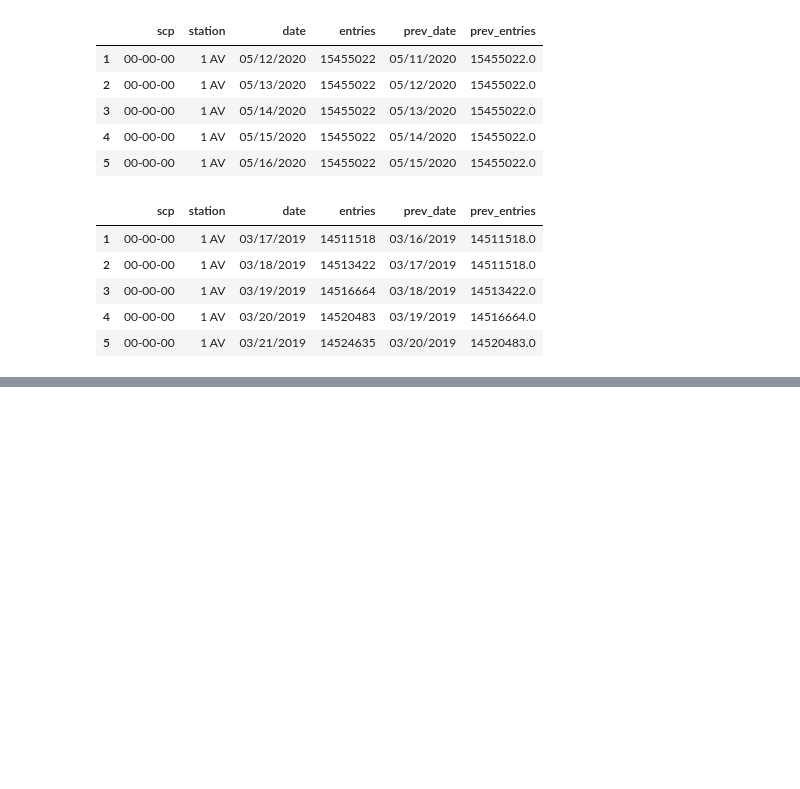
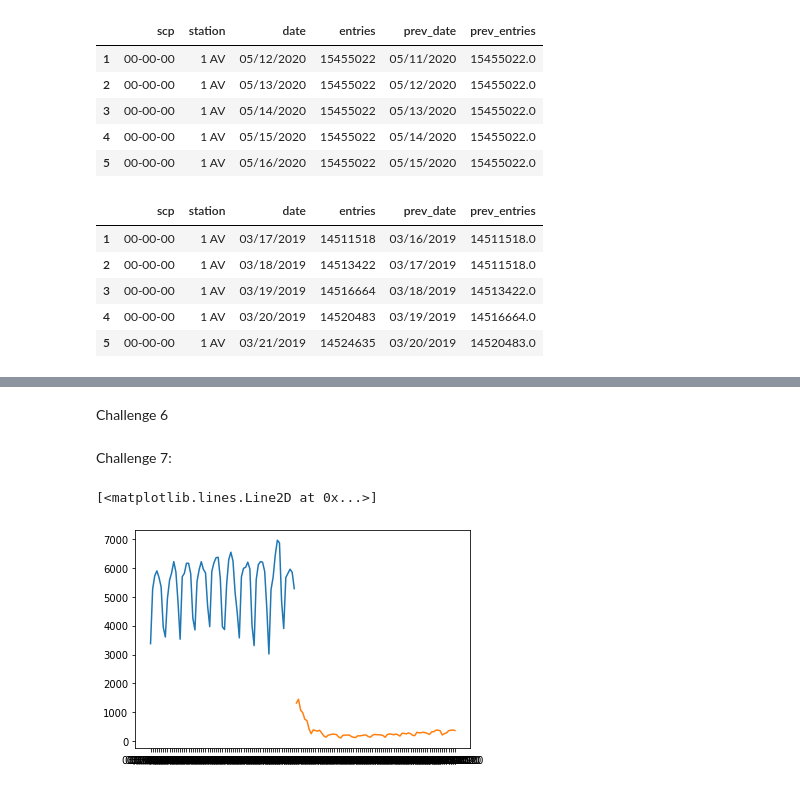
Before and after one commit to bshaiman/MTA-Project, a Jupyter notebook: clean_turnstiles.ipynb, the cells around one changed output, grey strips where cells are left out. Cells and saved outputs as stored; diff of their text form; code cells hidden in the pictures; blank space fills up the shorter version.

```diff
--- a/clean_turnstiles.ipynb
+++ b/clean_turnstiles.ipynb
@@ -149,0 +164,2 @@ post_dailies.to_csv('2020_mta_counts')
+# %% [markdown]
+Challenge 6
@@ -149,0 +168,22 @@ post_dailies.to_csv('2020_mta_counts')
+# %%
+pre_time_series = defaultdict(list)
+for row in pre_stations.itertuples():
+    pre_time_series[row[1]].append((row[2], row[3]))
+# %%
+post_time_series = defaultdict(list)
+for row in post_stations.itertuples():
+    post_time_series[row[1]].append((row[2], row[3]))
+# %% [markdown]
+Challenge 7:
+# %%
+unzipped = list(zip(*pre_time_series['CLARK ST']))
+dates = unzipped[0]
+counts = unzipped[1]
+plt.plot(dates, counts)
+unz = list(zip(*post_time_series['CLARK ST']))
+date = unz[0]
+count = unz[1]
+plt.plot(date, count)
+# %% [output]
+[<matplotlib.lines.Line2D at 0x...>]
+[figure, added]
```
Also changed, not shown: parts of 19 cells of this notebook.
